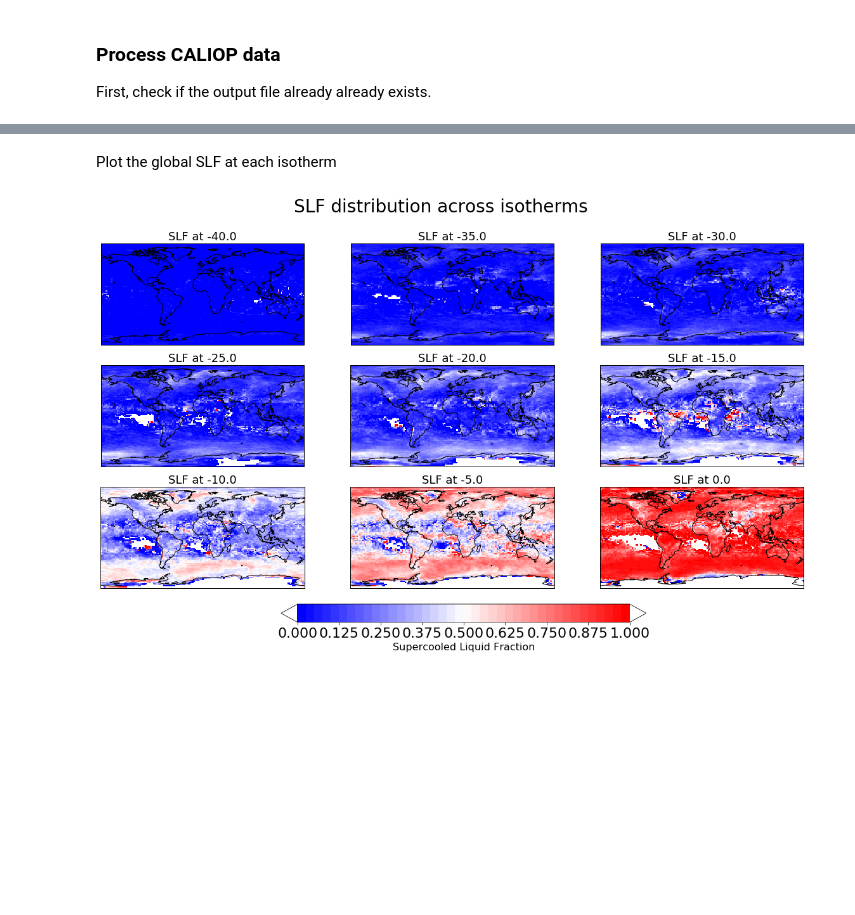
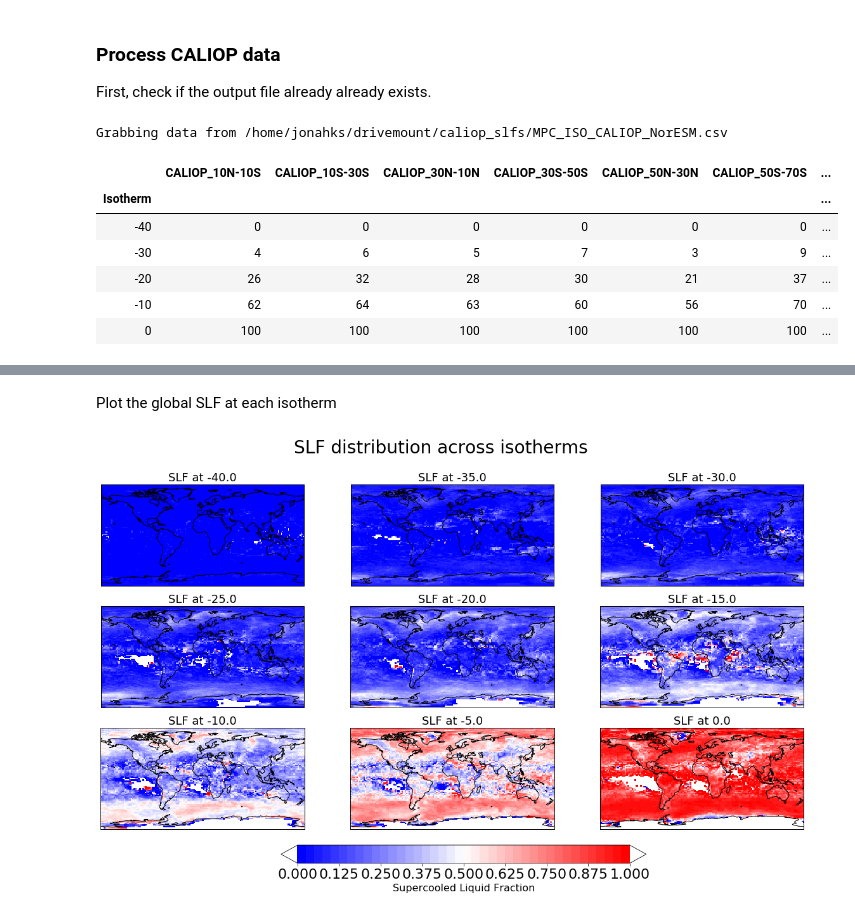
Before and after one commit to jshaw35/netcdf_analysis, a Jupyter notebook: jupy_test.ipynb, the cells around one changed output, grey strips where cells are left out. Cells and saved outputs as stored; diff of their text form; code cells hidden in the pictures; blank space fills up the shorter version.

```diff
--- a/jupy_test.ipynb
+++ b/jupy_test.ipynb
@@ -22,19 +49,33 @@ os.getcwd()
 
 First, check if the output file already already exists.
 # %%
-caliop_processed = os.path.exists(obs_dir + 'MPC_ISO_CALIOP_NorESM.csv')
-caliop_processed = False
+data_string = obs_dir + 'MPC_ISO_CALIOP_NorESM.csv'
+caliop_processed = os.path.exists(data_string)
+
 #Pick out the right files
-file_str = 'MPC_CALIOP'
+file_str = '.dat'
 obs_files = os.listdir(obs_dir) # All files in directory
 slf_files = [x for x in obs_files if file_str in x]   # files with the CALIOP string
 slf_files.sort()
 
 if caliop_processed:
-    all_caliop = pd.read_csv(obs_dir + 'MPC_ISO_CALIOP_NorESM.csv')
+    print('Grabbing data from %s' % data_string)
+    all_caliop = pd.read_csv(data_string)
 
 else:
+    print('Writing data to %s' % data_string)
     all_caliop = process_caliop(slf_files, obs_dir)
 
-    all_caliop.to_csv(path_or_buf = obs_dir + 'MPC_ISO_CALIOP_NorESM.csv')
-#all_caliop
+    all_caliop.to_csv(path_or_buf = data_string)
+
+all_caliop = all_caliop.set_index('Isotherm')
+all_caliop
+# %% [output]
+Grabbing data from /home/jonahks/drivemount/caliop_slfs/MPC_ISO_CALIOP_NorESM.csv
+|  | CALIOP_10N-10S | CALIOP_10S-30S | CALIOP_30N-10N | CALIOP_30S-50S | CALIOP_50N-30N | CALIOP_50S-70S | ... |
+| Isotherm |  |  |  |  |  |  | ... |
+| -40 | 0 | 0 | 0 | 0 | 0 | 0 | ... |
+| -30 | 4 | 6 | 5 | 7 | 3 | 9 | ... |
+| -20 | 26 | 32 | 28 | 30 | 21 | 37 | ... |
+| -10 | 62 | 64 | 63 | 60 | 56 | 70 | ... |
+| 0 | 100 | 100 | 100 | 100 | 100 | 100 | ... |
```
Also changed, not shown: parts of 16 cells of this notebook, 3 other files.
